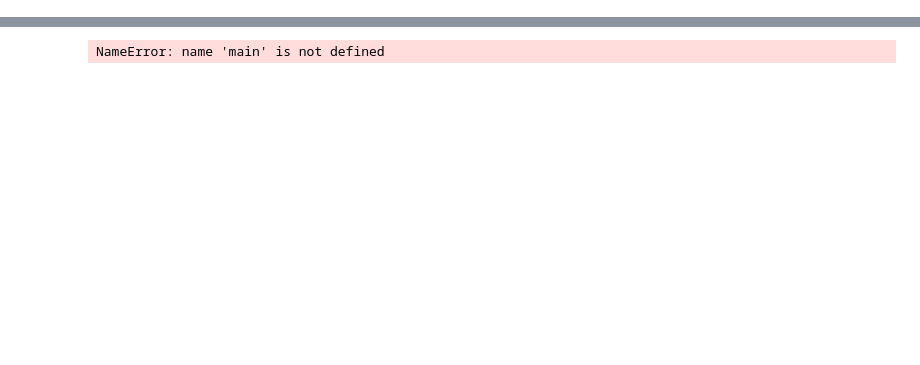
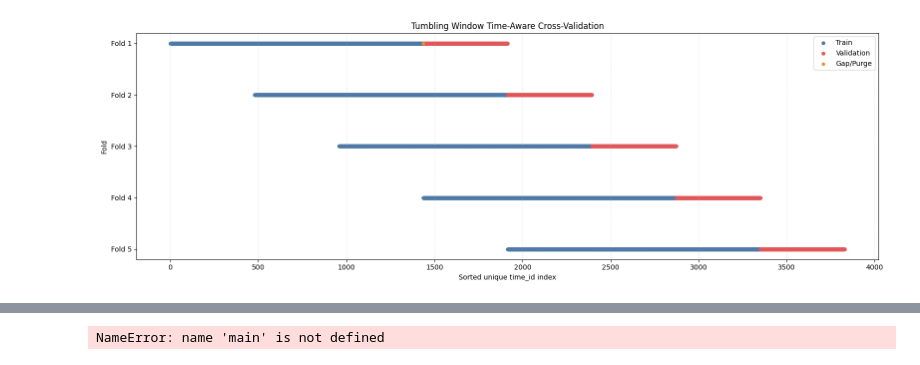
Before and after one commit to MarkDeng86/VolatilityPredictionDeepLearning, a Jupyter notebook: ImageModel.ipynb, the cells around one changed output, grey strips where cells are left out. Saved outputs shown, nothing was run; the diff lists cells and outputs as text; code cells hidden in the pictures; blank space fills up the shorter version.

```diff
--- a/ImageModel.ipynb
+++ b/ImageModel.ipynb
@@ -33,12 +35,12 @@ Drive already mounted at /content/drive; to attempt to forcibly remount, call dr
 device = torch.device("cuda" if torch.cuda.is_available() else "cpu")
 
 img_transform = ToImage(output_size=(600, 160, 3))
-train_dataset = OrderFlowDataset(
+base_dataset = OrderFlowDataset(
     f"{LOCAL_DATA_DIR}/train.csv",
     f"{LOCAL_DATA_DIR}/book_train.parquet",
     f"{LOCAL_DATA_DIR}/trade_train.parquet",
     transform=img_transform
 )
-train_size = int(0.8 * len(train_dataset))
-val_size = len(train_dataset) - train_size
-train_dataset, val_dataset = torch.utils.data.random_split(train_dataset, [train_size, val_size])
+index_df = pd.DataFrame(base_dataset.index_map, columns=["stock_id", "time_id"])
+
+print(f"Loaded {len(base_dataset)} samples across {index_df['time_id'].nunique()} unique time_id values")
@@ -53,0 +124,48 @@ NameError: name 'os' is not defined
+# %%
+# Visualize tumbling-window fold layout on the time axis.
+def visualize_tumbling_folds(folds, all_time_ids):
+    if not folds:
+        raise ValueError('No folds to visualize. Run tumbling CV helper cell first.')
+
+    unique_times = np.array(sorted(np.unique(all_time_ids)), dtype=np.int64)
+    time_to_pos = {int(t): i for i, t in enumerate(unique_times)}
+
+    fig, ax = plt.subplots(figsize=(16, max(4, 1 + 0.9 * len(folds))))
+    train_color = '#4e79a7'
+    val_color = '#e15759'
+    gap_color = '#f28e2b'
+
+    for row, split in enumerate(folds):
+        y = len(folds) - 1 - row
+        train_times = np.asarray(split['train_times'], dtype=np.int64)
+        val_times = np.asarray(split['val_times'], dtype=np.int64)
+
+        train_pos = np.array([time_to_pos[int(t)] for t in train_times if int(t) in time_to_pos], dtype=np.int64)
+        val_pos = np.array([time_to_pos[int(t)] for t in val_times if int(t) in time_to_pos], dtype=np.int64)
+
+        if train_pos.size > 0:
+            ax.scatter(train_pos, np.full_like(train_pos, y), s=20, color=train_color, label='Train' if row == 0 else None)
+        if val_pos.size > 0:
+            ax.scatter(val_pos, np.full_like(val_pos, y), s=20, color=val_color, label='Validation' if row == 0 else None)
+
+        if train_times.size > 0 and val_times.size > 0:
+            max_train = int(np.max(train_times))
+            min_val = int(np.min(val_times))
+            gap_times = unique_times[(unique_times > max_train) & (unique_times < min_val)]
+            gap_pos = np.array([time_to_pos[int(t)] for t in gap_times], dtype=np.int64)
+            if gap_pos.size > 0:
+                ax.scatter(gap_pos, np.full_like(gap_pos, y), s=16, color=gap_color, label='Gap/Purge' if row == 0 else None)
+
+    ax.set_yticks(np.arange(len(folds)))
+    ax.set_yticklabels([f'Fold {i + 1}' for i in range(len(folds) - 1, -1, -1)])
+    ax.set_xlabel('Sorted unique time_id index')
+    ax.set_ylabel('Fold')
+    ax.set_title('Tumbling Window Time-Aware Cross-Validation')
+    ax.grid(axis='x', linestyle='--', alpha=0.25)
+    ax.legend(loc='upper right')
+    plt.tight_layout()
+    plt.show()
+
+visualize_tumbling_folds(cv_fold_indices, index_df['time_id'].to_numpy())
+# %% [output]
+[figure, added]
```
Also changed, not shown: parts of 11 cells of this notebook.
